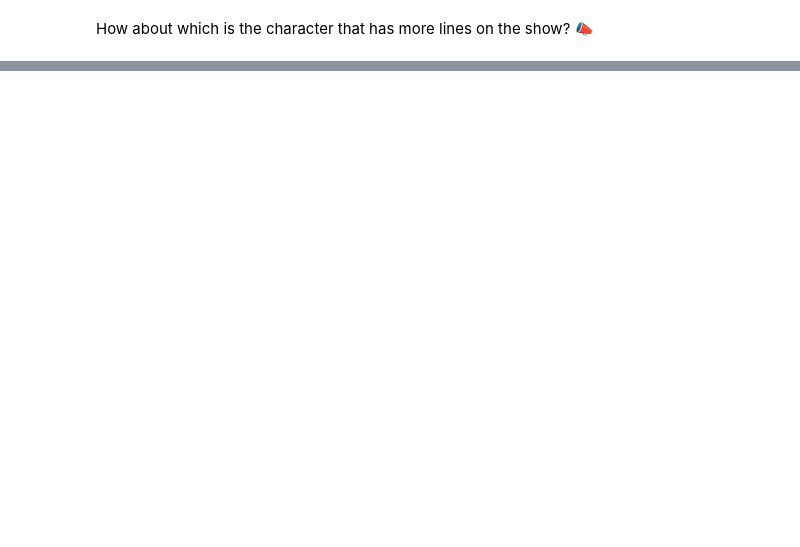
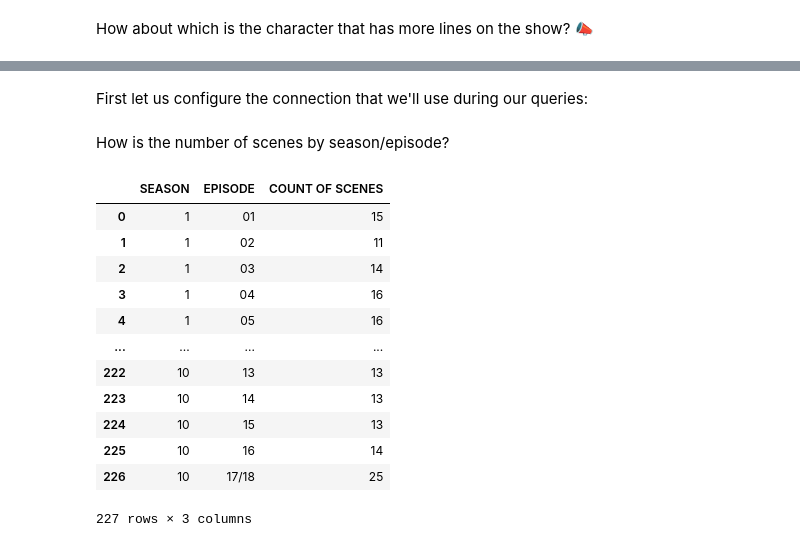
Before and after one commit to willianantunes/pyfriends, a Jupyter notebook: pyfriends/integration_layer/README.ipynb, the cells around one changed output, grey strips where cells are left out. Drawn from its saved outputs; the diff is of its cells as text; code cells hidden in the pictures; blank space fills up the shorter version.

```diff
--- a/pyfriends/integration_layer/README.ipynb
+++ b/pyfriends/integration_layer/README.ipynb
@@ -46,0 +102,38 @@ final_df.plot(kind="bar", x="CHARACTER_NAME")
+# %% [markdown]
+First let us configure the connection that we'll use during our queries:
+# %%
+from module_path_resolution import add_custom_module_path
+# So we can import modules including the project folder
+add_custom_module_path()
+# Know what we're going to use indeed!
+from pyfriends.database_utils import retrieve_engine
+
+# # This is required so to_sql can work properly with postgresql
+engine = retrieve_engine()
+# %% [markdown]
+How is the number of scenes by season/episode?
+# %%
+raw_dql = """
+    SELECT sea.number "SEASON", ep.number "EPISODE", COUNT(*) "COUNT OF SCENES"
+    FROM episode ep
+             INNER JOIN season sea on sea.id = ep.season_id
+             INNER JOIN scene sce on ep.id = sce.episode_id
+    GROUP BY sea.number, ep.number
+    ORDER BY sea.number, ep.number;
+"""
+
+pd.read_sql(raw_dql, engine)
+# %% [output]
+|  | SEASON | EPISODE | COUNT OF SCENES |
+| 0 | 1 | 01 | 15 |
+| 1 | 1 | 02 | 11 |
+| 2 | 1 | 03 | 14 |
+| 3 | 1 | 04 | 16 |
+| 4 | 1 | 05 | 16 |
+| ... | ... | ... | ... |
+| 222 | 10 | 13 | 13 |
+| 223 | 10 | 14 | 13 |
+| 224 | 10 | 15 | 13 |
+| 225 | 10 | 16 | 14 |
+| 226 | 10 | 17/18 | 25 |
+227 rows × 3 columns
```
Also changed, not shown: parts of 9 cells of this notebook, 14 other files.
